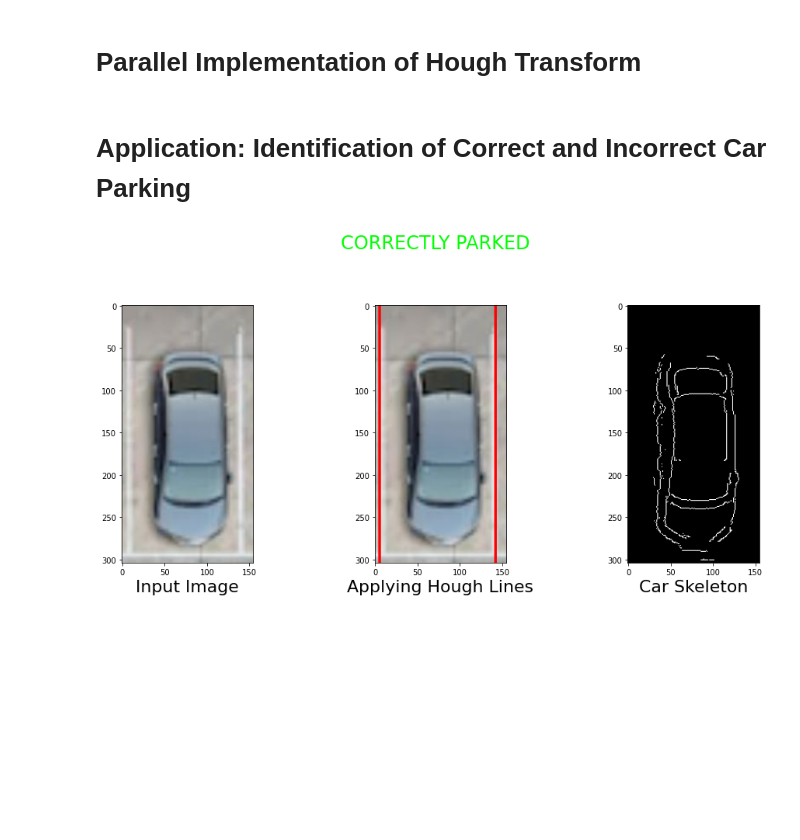
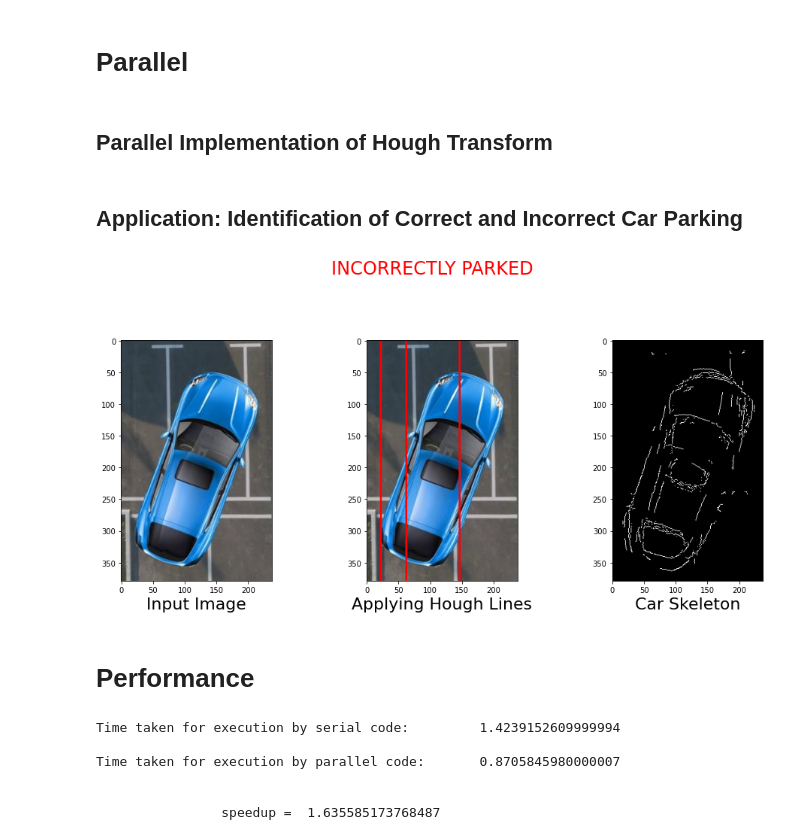
Before and after one commit to aaditya0710/PERFECT-CAR-PARKING, a Jupyter notebook: Correct_Car_Parking.ipynb, the cells around one changed output. Drawn from its saved outputs; the diff is of its cells as text; code cells hidden in the pictures; blank space fills up the shorter version.

Commit message:
Calculated Speedup

```diff
--- a/Correct_Car_Parking.ipynb
+++ b/Correct_Car_Parking.ipynb
@@ -7,0 +7,2 @@ import multiprocessing
+# %%
+Test_image="/content/CarParking_2.jpg"
@@ -31,2 +104,4 @@ def houghLines(edges, dTheta, threshold):
+# %% [markdown]
+# Parallel
 # %% [markdown]
-# Parallel Implementation of Hough Transform
+## Parallel Implementation of Hough Transform
@@ -68,8 +108,41 @@ def houghLines(edges, dTheta, threshold):
+# %%
+@jit(nopython=True)
+def houghLines(edges, dTheta, threshold):
+    imageShape = edges.shape
+    imageDiameter = (imageShape[0]**2 + imageShape[1]**2)**0.5
+    rhoRange = [i for i in range(int(imageDiameter)+1)]
+    thetaRange = [dTheta*i for i in range(int(-np.pi/(2*dTheta)), int(np.pi/dTheta))]
+    cosTheta = []
+    sinTheta = []
+    for theta in thetaRange:
+        cosTheta.append(np.cos(theta))
+        sinTheta.append(np.sin(theta))
+    countMatrixSize = (len(rhoRange), len(thetaRange))
+    countMatrix = np.zeros(countMatrixSize)
+
+    eds = []
+    for (x,y), value in np.ndenumerate(edges):
+        if value > 0:
+            eds.append((x,y))
+
+    for thetaIndex in range(len(thetaRange)):
+        theta = thetaRange[thetaIndex]
+        cos = cosTheta[thetaIndex]
+        sin = sinTheta[thetaIndex]
+        for x, y in eds:
+            targetRho = x*cos + y*sin
+            closestRhoIndex = int(round(targetRho))
+            countMatrix[closestRhoIndex, thetaIndex] += 1
+    lines = []
+    for (p,t), value in np.ndenumerate(countMatrix):
+        if value > threshold:
+            lines.append((p,thetaRange[t]))
+    return lines
 # %% [markdown]
-# Application: Identification of Correct and Incorrect Car Parking
+## Application: Identification of Correct and Incorrect Car Parking
-# %%
-Test_image="/content/CarParking_0.jpeg"
 # %%
+start = time.process_time()
+
 img = cv2.imread(Test_image)
 img2 = img.copy()
 gray = cv2.cvtColor(img2,cv2.COLOR_BGR2GRAY)
@@ -83,7 +156,7 @@ for aperturesize in [5,7]:
     else:
       lines = cv2.HoughLines(edges,1,np.pi/180,30)
 
-    for rho,theta in lines[0]:
+    for rho,theta in lines:
         a = np.cos(theta)
         b = np.sin(theta)
         x0 = a*rho
@@ -105,31 +178,46 @@ elif Test_image=="/content/CarParking_2.jpg":
 
 edges = cv2.Canny(blurred,50,60)
 
 arr=[]
 for i in range(edges.shape[1]):
     for j in range(edges.shape[0]):
         if edges[j][i]!=0:
             arr.append(i)
 
 if max(pts)>=max(arr) and min(pts)<=min(arr):
     output = "CORRECTLY PARKED"
     color=(0,1,0)
 else:
     output = "INCORRECTLY PARKED"
     color=(1,0,0)
 
 plt.figure(figsize=(15,8))
 plt.suptitle(output,fontsize=24,color=color)
 plt.subplot(1,3,1)
 plt.imshow(cv2.cvtColor(img,cv2.COLOR_BGR2RGB))
 plt.xlabel("Input Image",fontsize=22)
 plt.subplot(1,3,2)
 plt.imshow(cv2.cvtColor(img2,cv2.COLOR_BGR2RGB))
 plt.xlabel("Applying Hough Lines",fontsize=22)
 plt.subplot(1,3,3)
 plt.imshow(cv2.cvtColor(edges,cv2.COLOR_BGR2RGB))
 plt.xlabel("Car Skeleton",fontsize=22)
 plt.tight_layout(pad=10.0)
 plt.show()
+
+time_parallel = time.process_time() - start
 # %% [output]
-[figure, old version]
+[figure, new version]
+# %% [markdown]
+# Performance
+# %%
+print("Time taken for execution by serial code:\t",time_serial)
+print("\nTime taken for execution by parallel code:\t",time_parallel)
+print("\n\n\t\tspeedup = ",time_serial/time_parallel)
+# %% [output]
+Time taken for execution by serial code:         1.4239152609999994
+
+Time taken for execution by parallel code:       0.8705845980000007
+
+
+                speedup =  1.635585173768487
```
Also changed, not shown: parts of 7 cells of this notebook.
